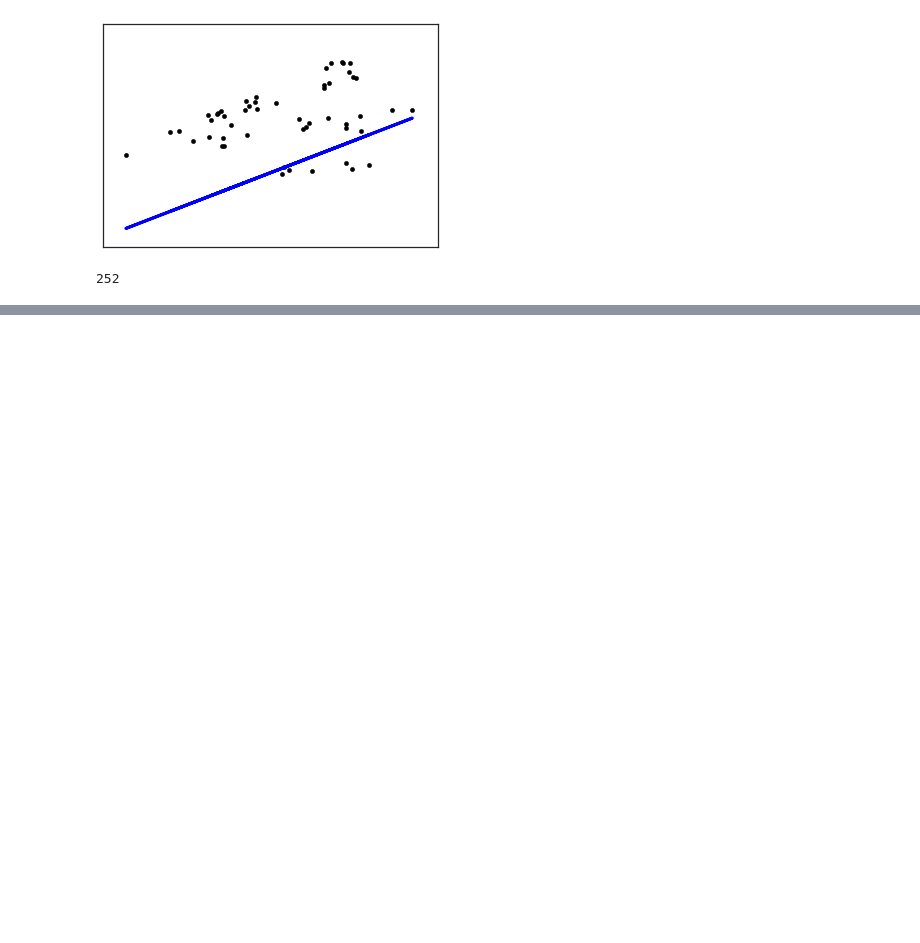
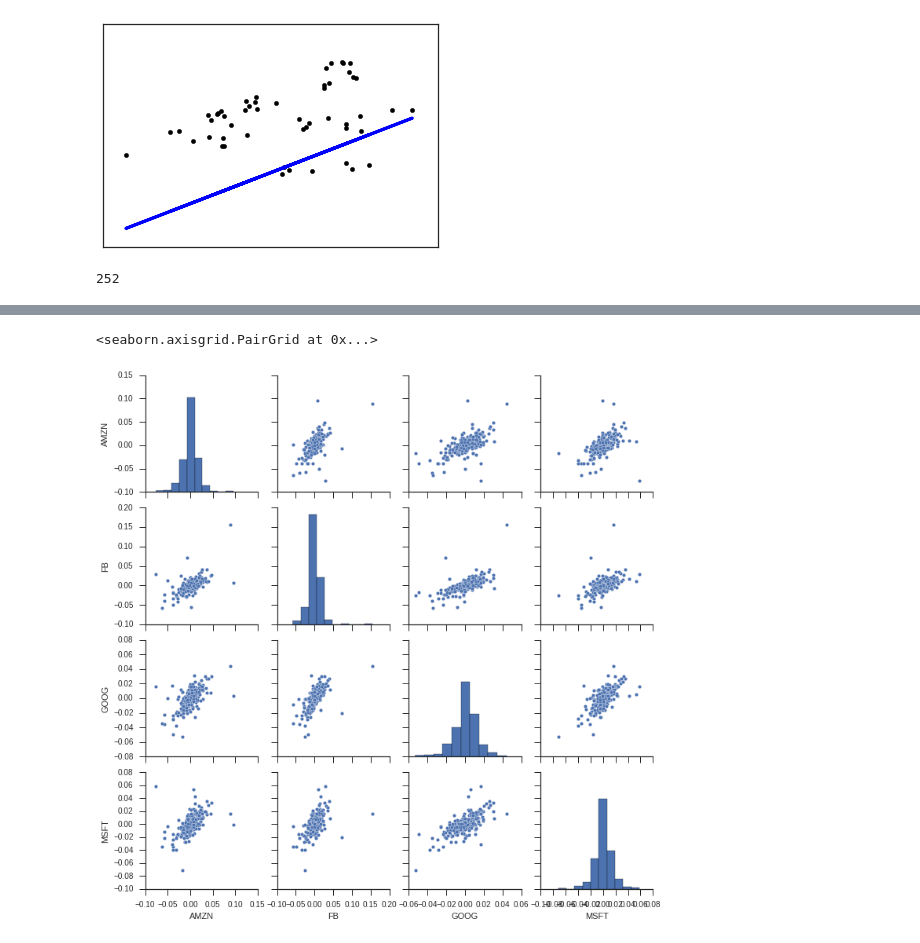
Before and after one commit to irfanalidv/Stock-Market-Analysis, a Jupyter notebook: Stock Market Analysis.ipynb, the cells around one changed output, grey strips where cells are left out. Cells and saved outputs as stored; diff of their text form; code cells hidden in the pictures; blank space fills up the shorter version.

```diff
--- a/Stock Market Analysis.ipynb
+++ b/Stock Market Analysis.ipynb
@@ -250,0 +274,6 @@ GOOG['Adj Close'].count()
+# %%
+# We can simply call pairplot on our DataFrame for an automatic visual analysis of all the comparisons
+sns.pairplot(tech_rets.dropna())
+# %% [output]
+<seaborn.axisgrid.PairGrid at 0x...>
+[figure, added]
```
Also changed, not shown: parts of 12 cells of this notebook, 8 other files.
